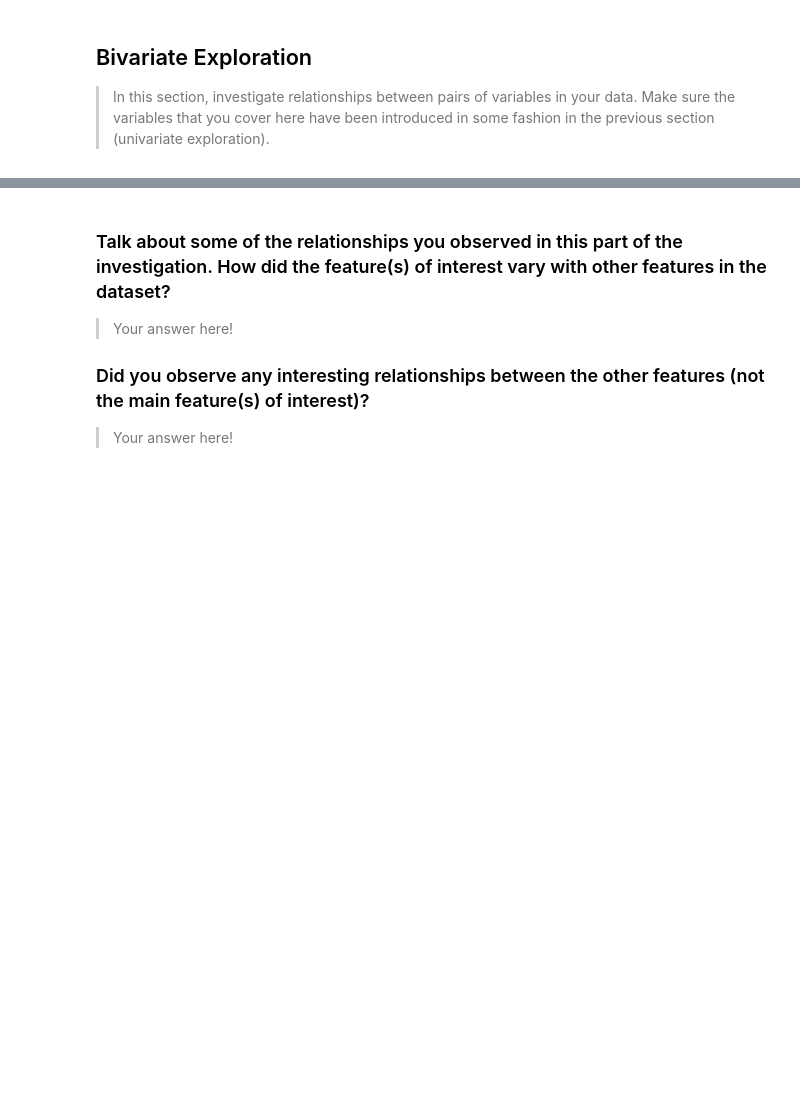
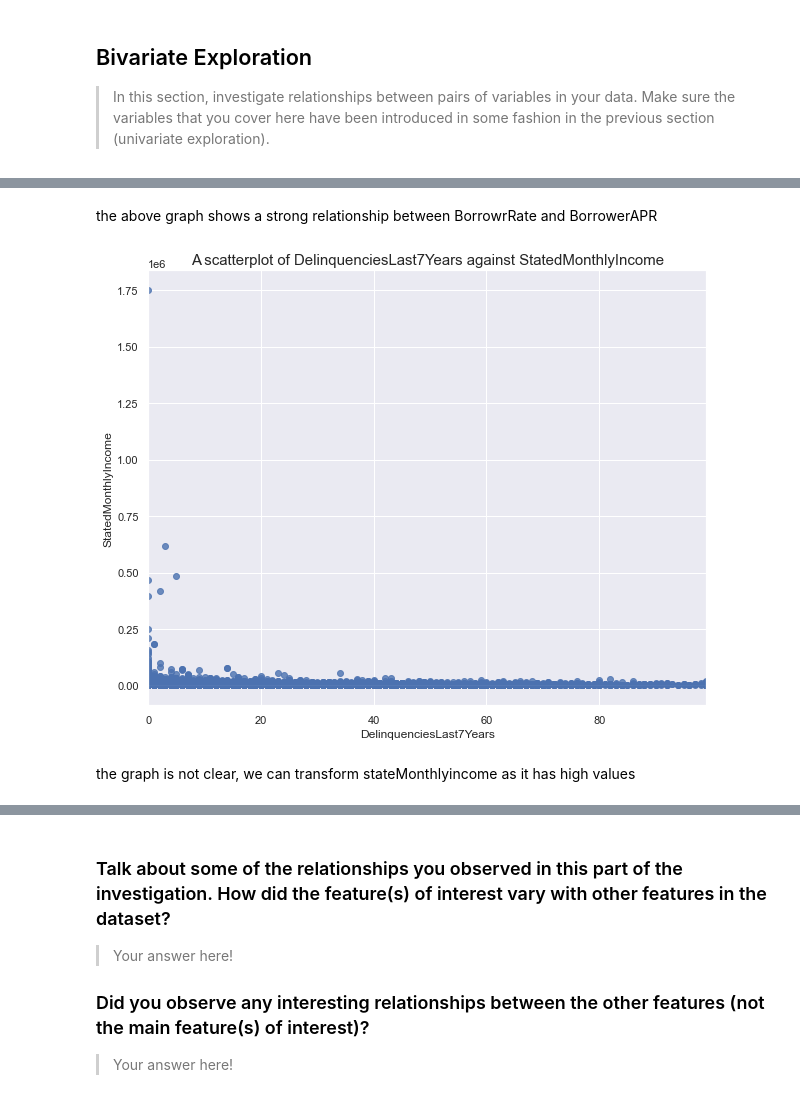
Before and after one commit to skevin-dev/communicate-data-findings, a Jupyter notebook: Notebooks/Part_I_exploration_data_analysis.ipynb, the cells around one changed output, grey strips where cells are left out. Cells and saved outputs as stored; diff of their text form; code cells hidden in the pictures; blank space fills up the shorter version.

```diff
--- a/Notebooks/Part_I_exploration_data_analysis.ipynb
+++ b/Notebooks/Part_I_exploration_data_analysis.ipynb
@@ -265,0 +302,8 @@ fashion in the previous section (univariate exploration).
+# %% [markdown]
+the above graph shows a strong relationship between BorrowrRate and BorrowerAPR
+# %%
+scatter(df_used_cols,'DelinquenciesLast7Years','StatedMonthlyIncome')
+# %% [output]
+[figure, added]
+# %% [markdown]
+the graph is not clear, we can transform stateMonthlyincome as it has high values
```
Also changed, not shown: parts of 24 cells of this notebook.
